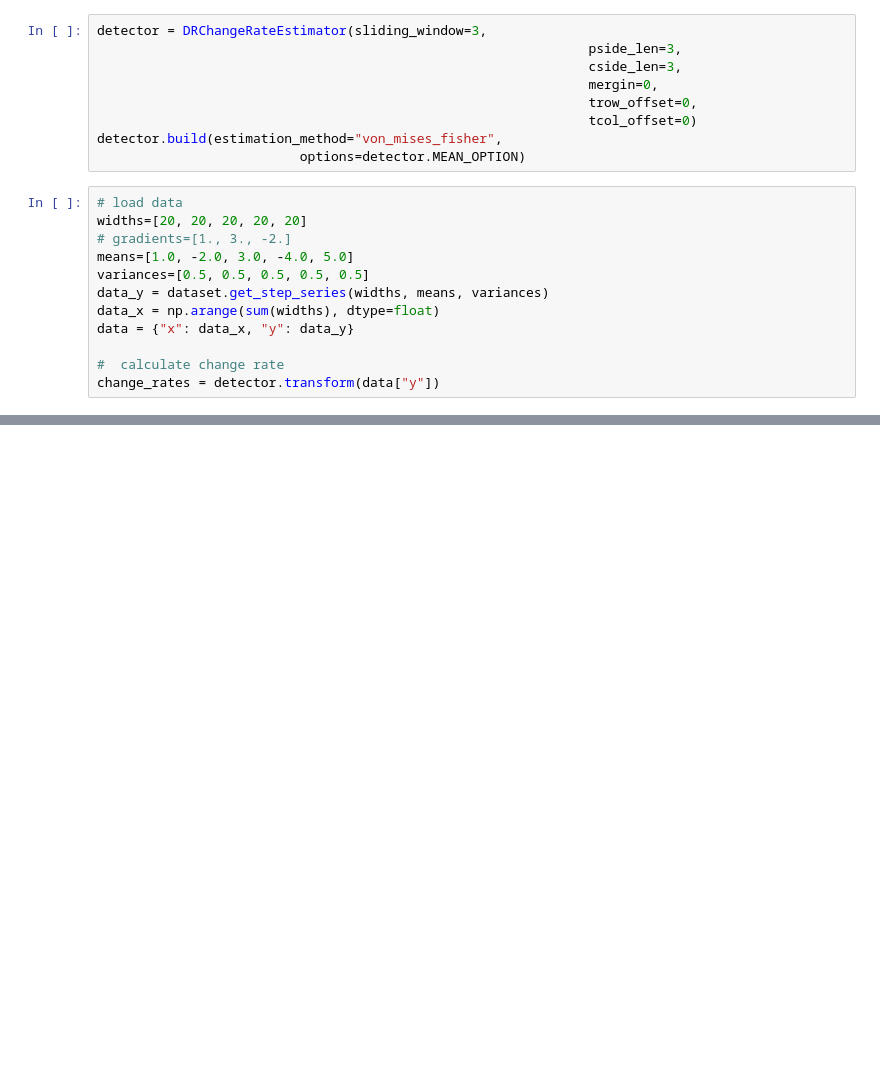
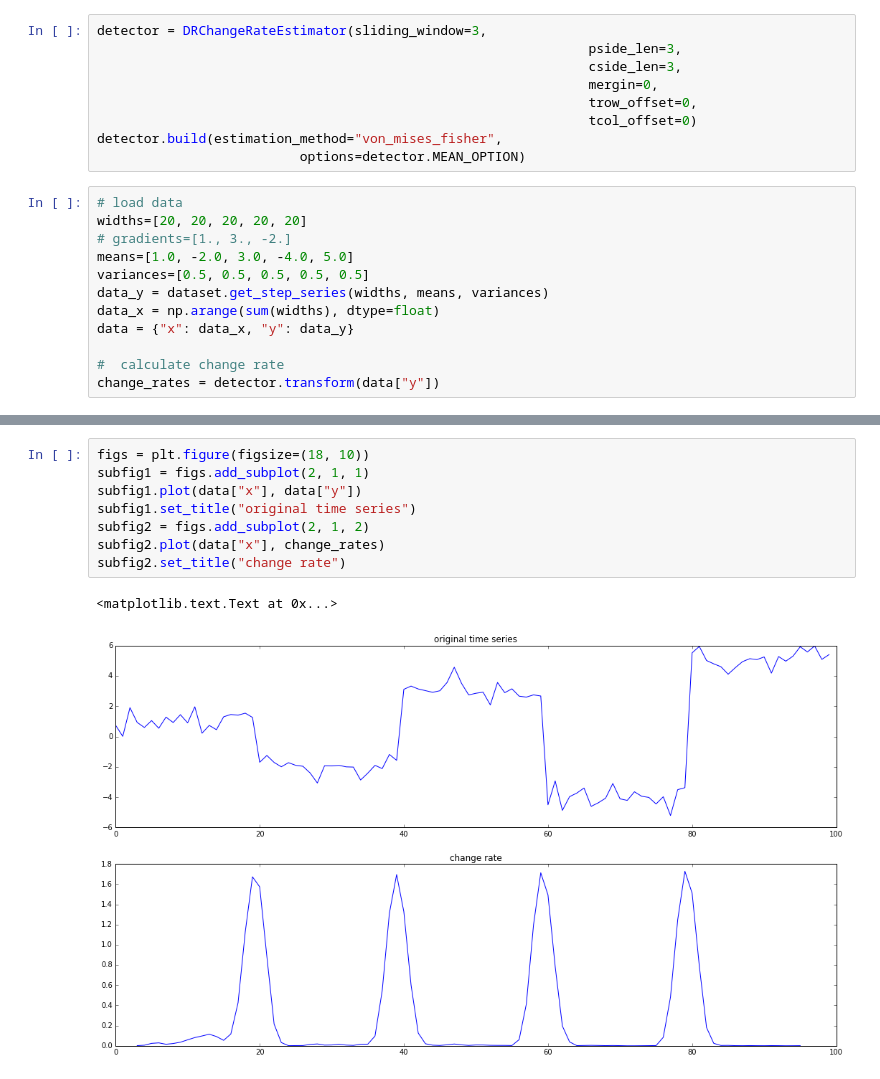
Before and after one commit to daisuke-motoki/change_point_detector, a Jupyter notebook: notebook/test_demo.ipynb, the cells around one changed output, grey strips where cells are left out. Saved outputs shown, nothing was run; the diff lists cells and outputs as text; blank space fills up the shorter version.

```diff
--- a/notebook/test_demo.ipynb
+++ b/notebook/test_demo.ipynb
@@ -50,0 +30,11 @@ c1.Draw()
+# %%
+figs = plt.figure(figsize=(18, 10))
+subfig1 = figs.add_subplot(2, 1, 1)
+subfig1.plot(data["x"], data["y"])
+subfig1.set_title("original time series")
+subfig2 = figs.add_subplot(2, 1, 2)
+subfig2.plot(data["x"], change_rates)
+subfig2.set_title("change rate")
+# %% [output]
+<matplotlib.text.Text at 0x...>
+[figure, added]
```
Also changed, not shown: parts of 4 cells of this notebook, 1 other file.
